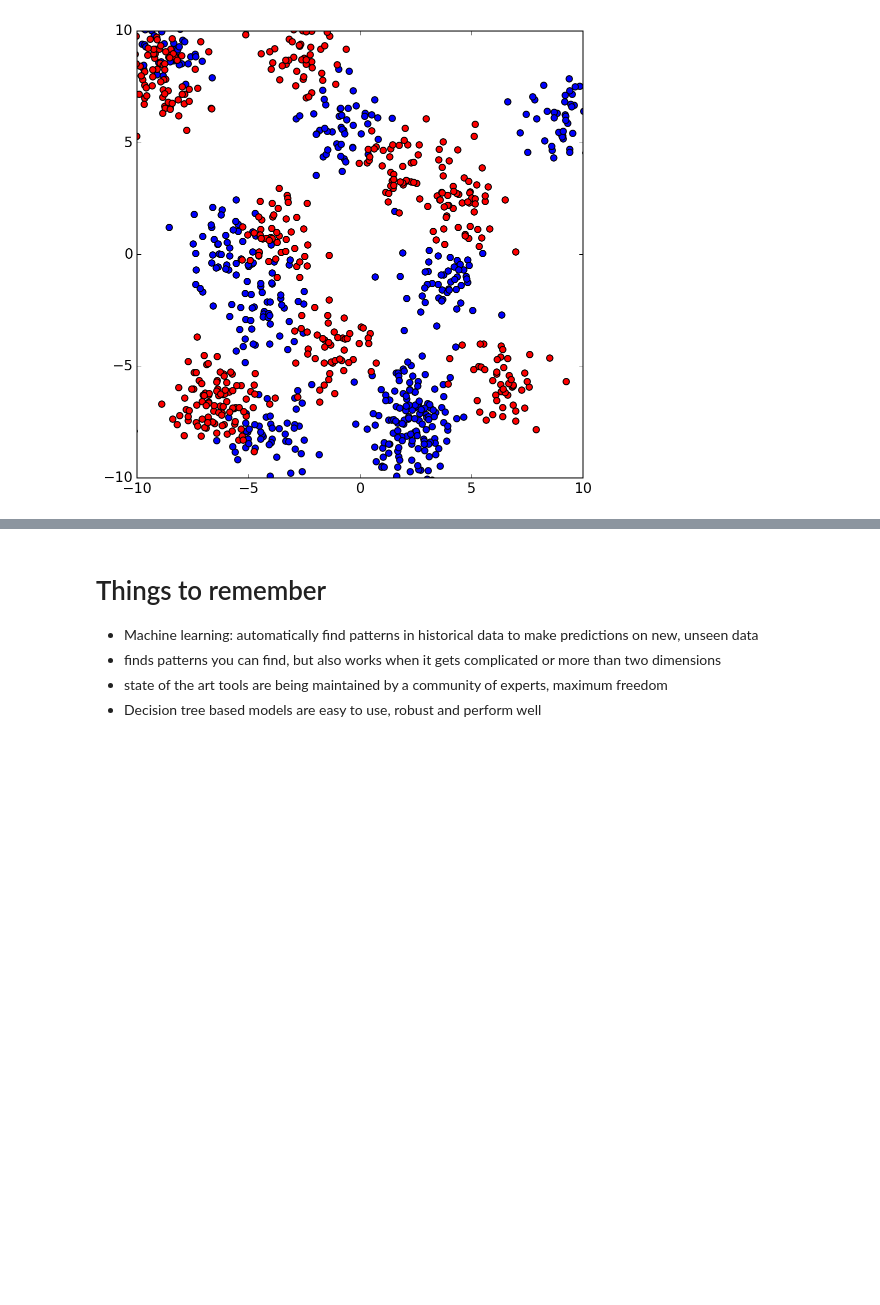
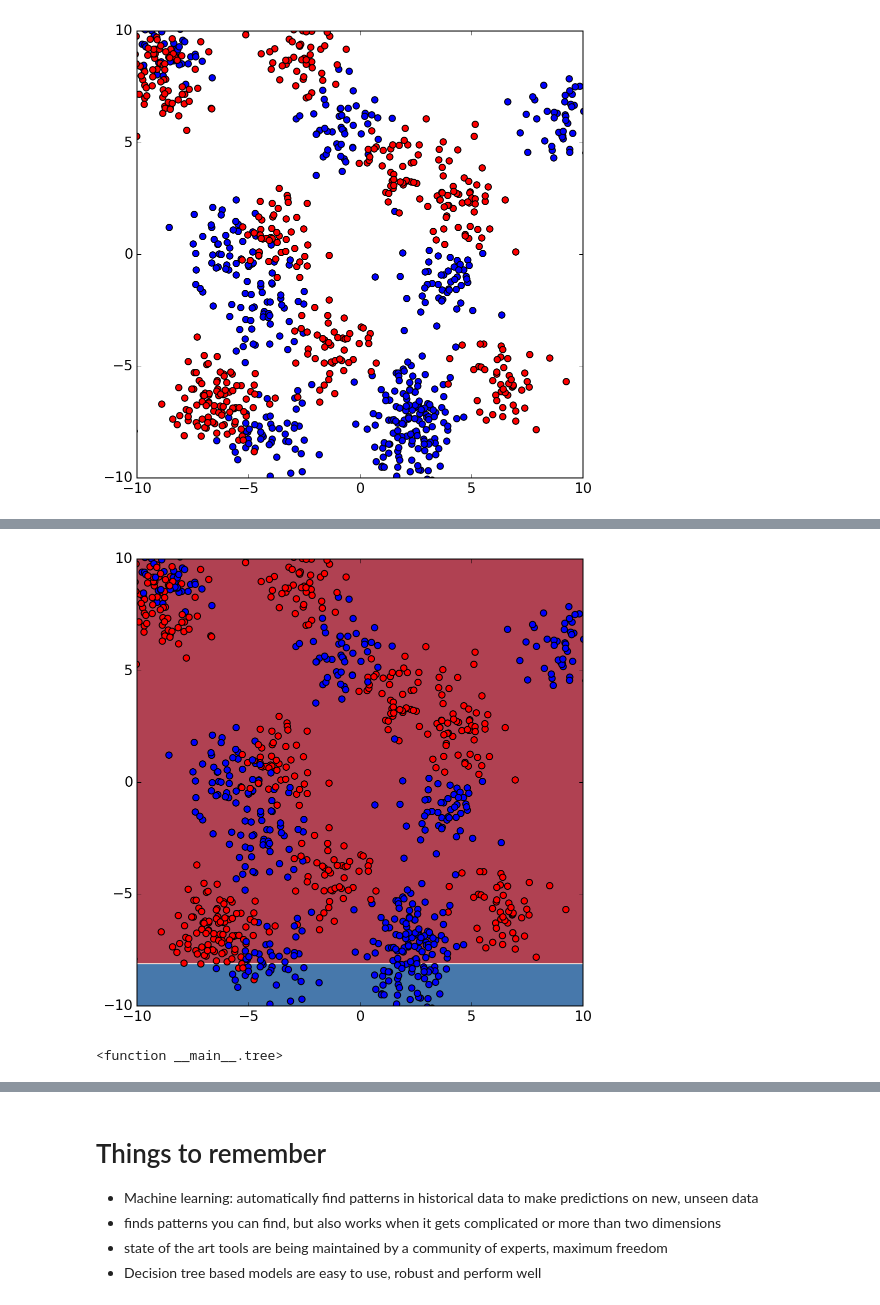
Before and after one commit to wildtreetech/forests-intro, a Jupyter notebook: 01-intro.ipynb, the cells around one changed output, grey strips where cells are left out. Saved outputs shown, nothing was run; the diff lists cells and outputs as text; code cells hidden in the pictures; blank space fills up the shorter version.

```diff
--- a/01-intro.ipynb
+++ b/01-intro.ipynb
@@ -179,3 +165,17 @@ draw_tree(clf, ['X1', 'X2'], filled=True)
+# %%
+from utils import plot_surface
+from ipywidgets import interact
+
+
+def tree(max_depth=1):
+    clf = DecisionTreeClassifier(max_depth=max_depth, random_state=1)
+    clf.fit(X, y)
+    plot_surface(clf, X, y)
+
+interact(tree, max_depth=(1, 30))
+# %% [output]
+[figure, added]
+<function __main__.tree>
 # %% [markdown]
 # Forests
 
```
Also changed, not shown: parts of 8 cells of this notebook, 3 other files.
